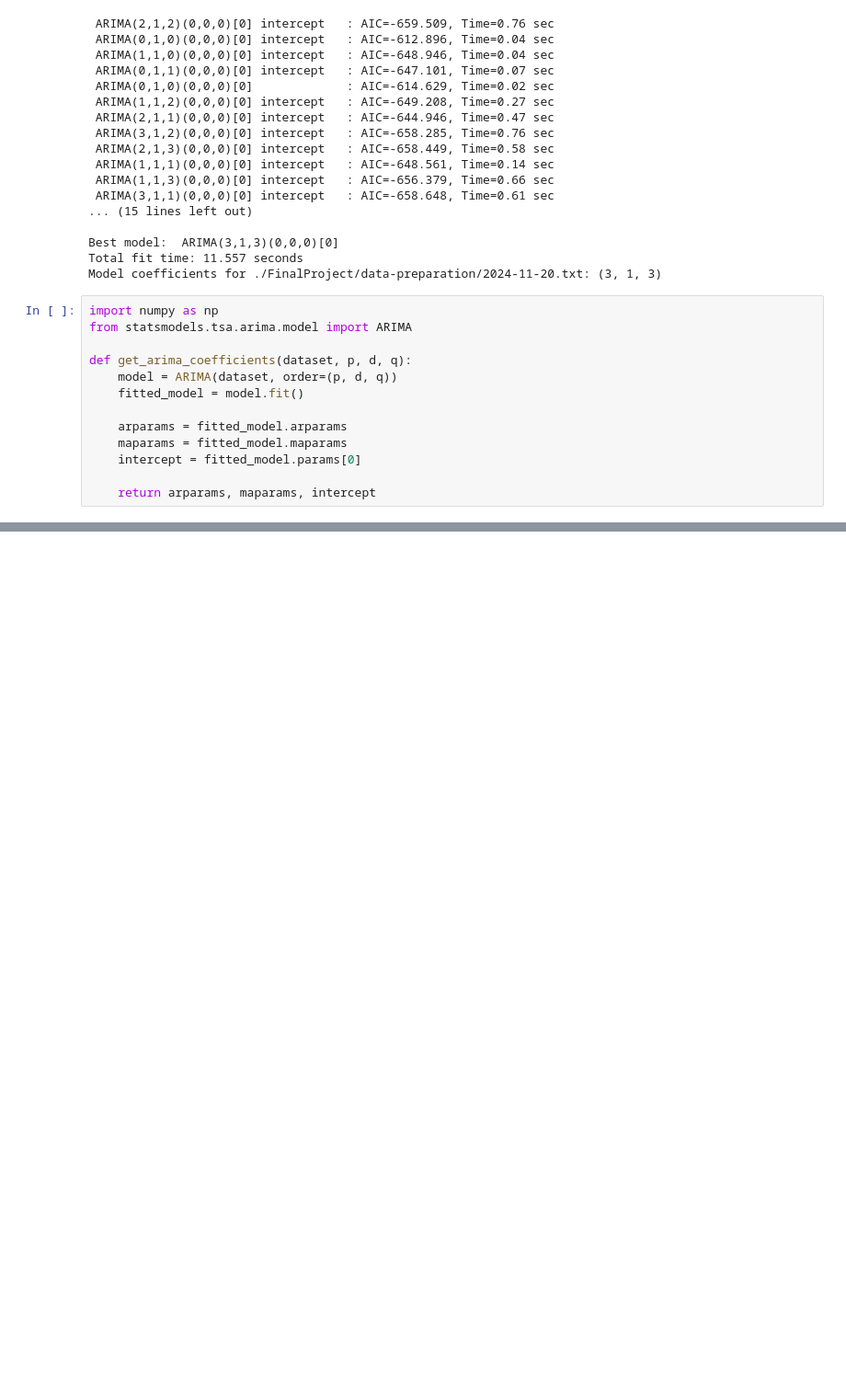
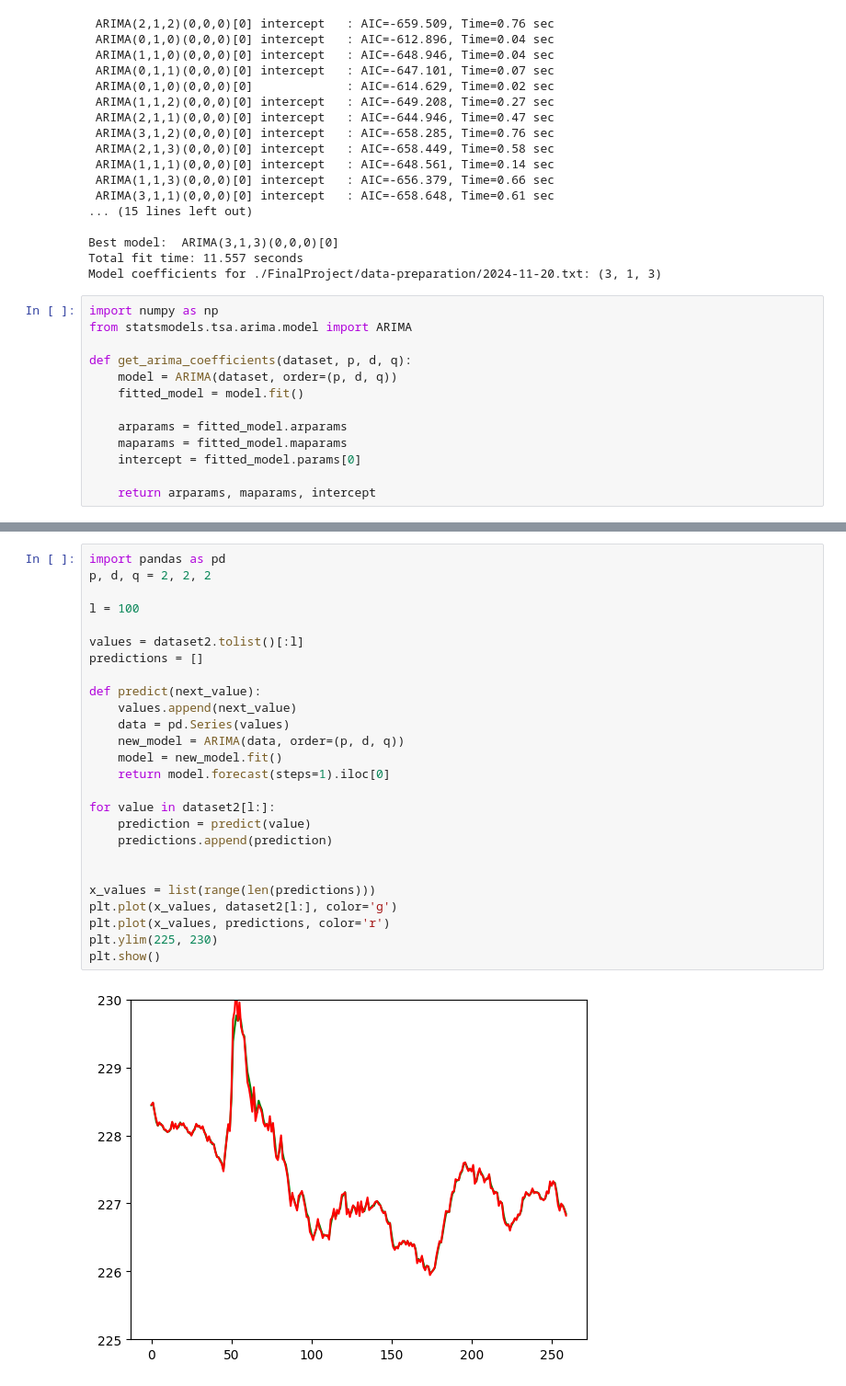
Before and after one commit to serhiimytsyk/CloudComputing, a Jupyter notebook: Untitled.ipynb, the cells around one changed output, grey strips where cells are left out. Shown at 92% size. Cells and saved outputs as stored; diff of their text form; blank space fills up the shorter version.

Commit message:
arima experiments

```diff
--- a/Untitled.ipynb
+++ b/Untitled.ipynb
@@ -880,0 +892,28 @@ plt.show()
+# %%
+import pandas as pd
+p, d, q = 2, 2, 2
+
+l = 100
+
+values = dataset2.tolist()[:l]
+predictions = []
+
+def predict(next_value):
+    values.append(next_value)
+    data = pd.Series(values)
+    new_model = ARIMA(data, order=(p, d, q))
+    model = new_model.fit()
+    return model.forecast(steps=1).iloc[0]
+
+for value in dataset2[l:]:
+    prediction = predict(value)
+    predictions.append(prediction)
+
+
+x_values = list(range(len(predictions)))
+plt.plot(x_values, dataset2[l:], color='g')
+plt.plot(x_values, predictions, color='r')
+plt.ylim(225, 230)
+plt.show()
+# %% [output]
+[figure, added]
```
Also changed, not shown: parts of 4 cells of this notebook.
